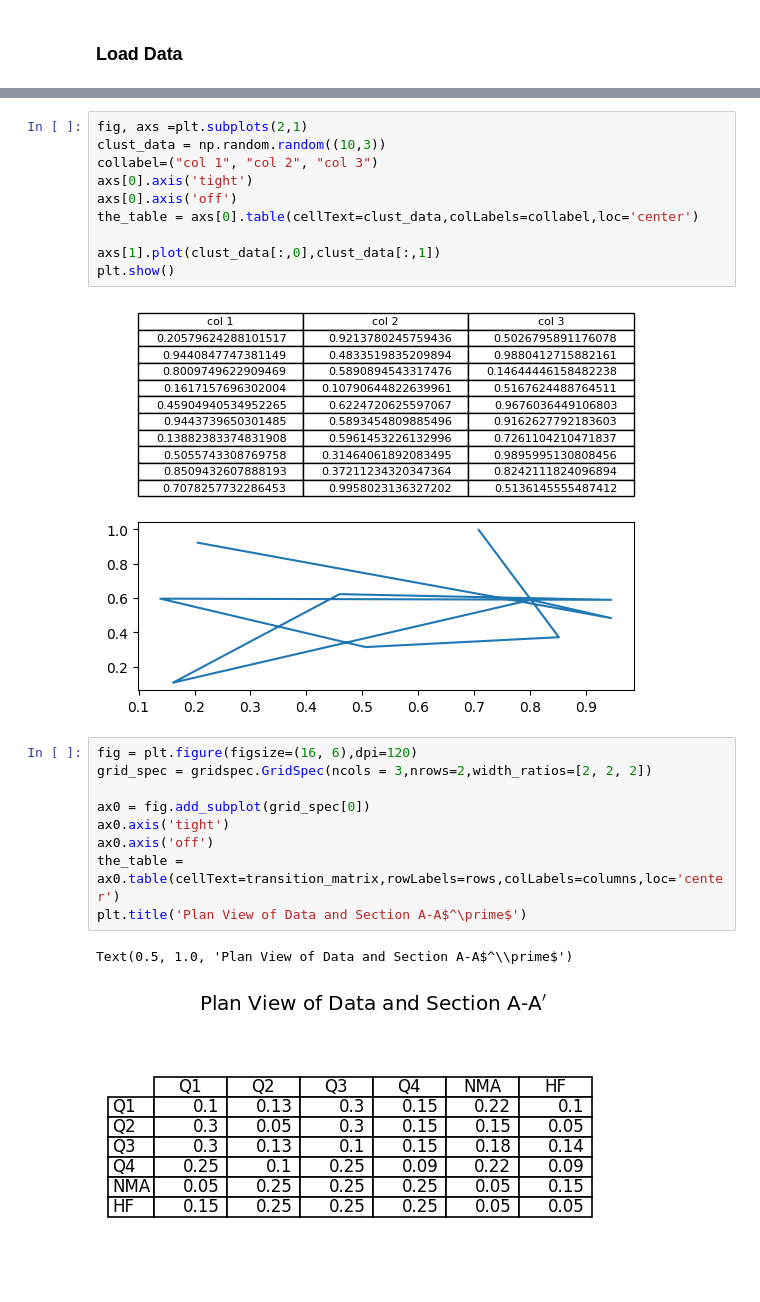
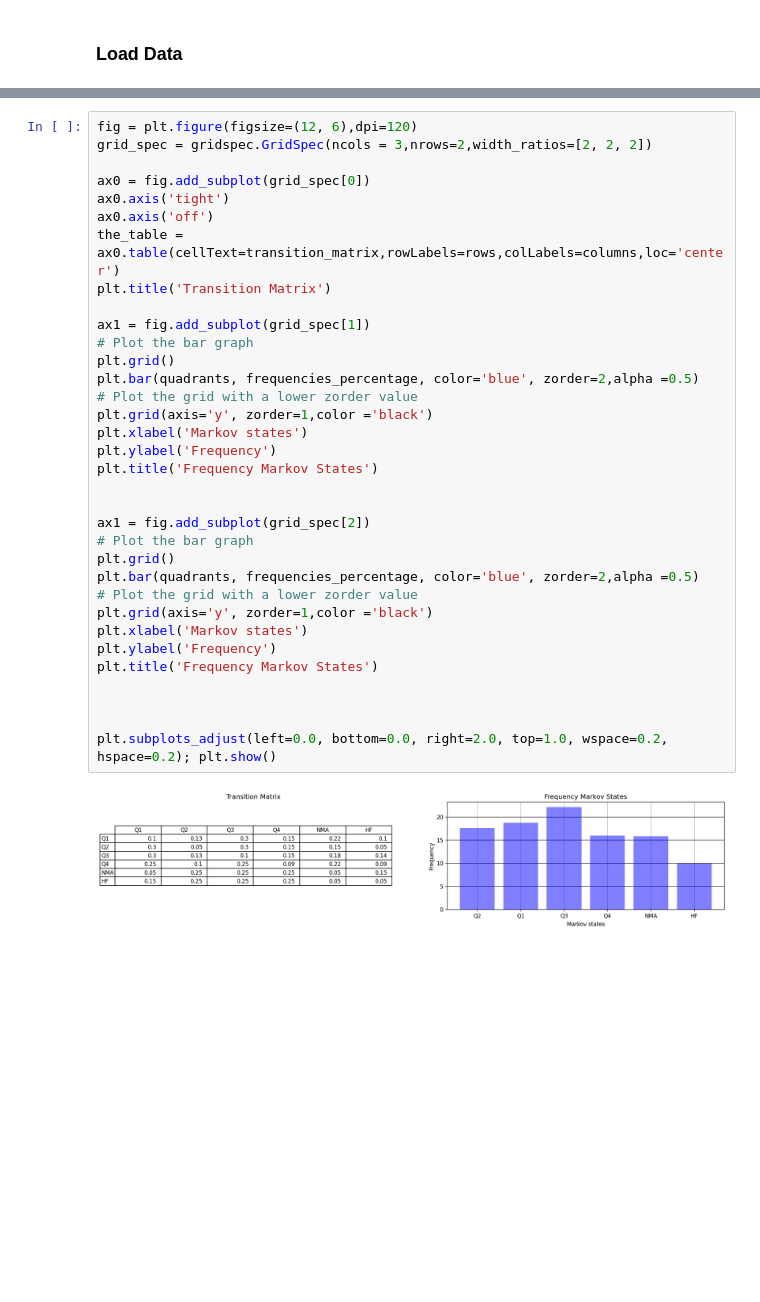
Before and after one commit to chaconnb/GeoRulesLobePy, a Jupyter notebook: notebooks/Results_Visualizations.ipynb, the cells around one changed output, grey strips where cells are left out. Saved outputs shown, nothing was run; the diff lists cells and outputs as text; blank space fills up the shorter version.

Commit message:
Frequency Markov Chacin

```diff
--- a/notebooks/Results_Visualizations.ipynb
+++ b/notebooks/Results_Visualizations.ipynb
@@ -35,24 +48,36 @@ plt.show()
-# %%
-fig, axs =plt.subplots(2,1)
-clust_data = np.random.random((10,3))
-collabel=("col 1", "col 2", "col 3")
-axs[0].axis('tight')
-axs[0].axis('off')
-the_table = axs[0].table(cellText=clust_data,colLabels=collabel,loc='center')
-
-axs[1].plot(clust_data[:,0],clust_data[:,1])
-plt.show()
-# %% [output]
-[figure, removed]
 # %%
-fig = plt.figure(figsize=(16, 6),dpi=120)
+fig = plt.figure(figsize=(12, 6),dpi=120)
 grid_spec = gridspec.GridSpec(ncols = 3,nrows=2,width_ratios=[2, 2, 2])
 
 ax0 = fig.add_subplot(grid_spec[0])
 ax0.axis('tight')
 ax0.axis('off')
 the_table = ax0.table(cellText=transition_matrix,rowLabels=rows,colLabels=columns,loc='center')
-plt.title('Plan View of Data and Section A-A$^\prime$')
+plt.title('Transition Matrix')
+
+ax1 = fig.add_subplot(grid_spec[1])
+# Plot the bar graph
+plt.grid()
+plt.bar(quadrants, frequencies_percentage, color='blue', zorder=2,alpha =0.5)
+# Plot the grid with a lower zorder value
+plt.grid(axis='y', zorder=1,color ='black')
+plt.xlabel('Markov states')
+plt.ylabel('Frequency')
+plt.title('Frequency Markov States')
+
+
+ax1 = fig.add_subplot(grid_spec[2])
+# Plot the bar graph
+plt.grid()
+plt.bar(quadrants, frequencies_percentage, color='blue', zorder=2,alpha =0.5)
+# Plot the grid with a lower zorder value
+plt.grid(axis='y', zorder=1,color ='black')
+plt.xlabel('Markov states')
+plt.ylabel('Frequency')
+plt.title('Frequency Markov States')
+
+
+
+plt.subplots_adjust(left=0.0, bottom=0.0, right=2.0, top=1.0, wspace=0.2, hspace=0.2); plt.show()
 # %% [output]
-Text(0.5, 1.0, 'Plan View of Data and Section A-A$^\\prime$')
-[figure, old version]
+[figure, new version]
```
Also changed, not shown: parts of 4 cells of this notebook.
